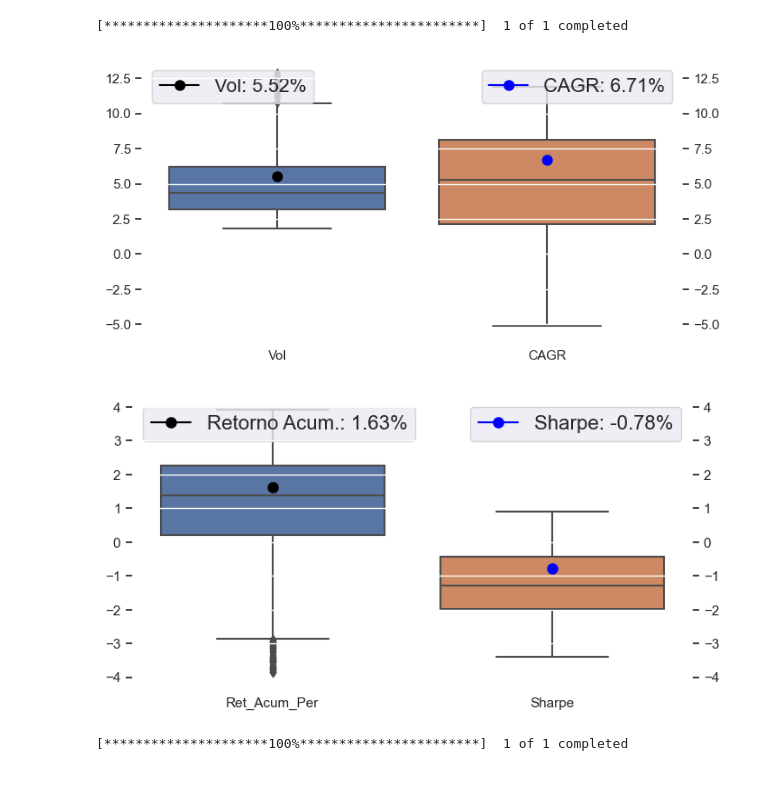
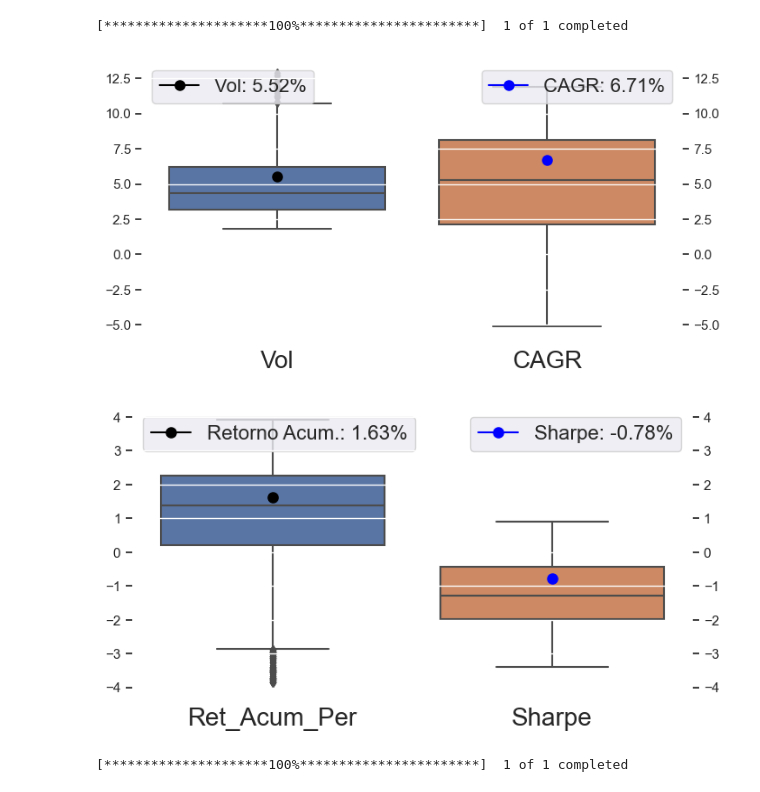
Before and after one commit to gmenezess/Publico, a Jupyter notebook: onepage.ipynb, the cells around one changed output. Cells and saved outputs as stored; diff of their text form; code cells hidden in the pictures.

```diff
--- a/onepage.ipynb
+++ b/onepage.ipynb
@@ -274,6 +274,7 @@ ax.set_title(None)
 
 ax.plot(0, plot.loc[0,'Vol'], marker='o', markersize=8, color='black', label=f"Vol: {plot.loc[0,'Vol']:.2f}%")
 ax.legend()
+ax.tick_params(axis='x', which='major', labelsize=20)
 
 # cria novo eixo y secundário
 ax2 = ax.twinx()
@@ -286,6 +287,7 @@ ax2.set_ylim(ax.get_ylim())
 ax2.set_ylabel(None)
 ax.legend(loc='upper left', fontsize = 16)
 ax2.legend(loc='upper right', fontsize = 16)
+ax2.tick_params(axis='x', which='major', labelsize=20)
 
 # removendo os eixos
 ax.spines['top'].set_visible(False)
@@ -302,7 +304,7 @@ fig.savefig(caminho_pasta+nome_arquivo)
 # exibindo o gráfico
 plt.show()
 # %% [output]
-[figure, old version]
+[figure, new version]
 # %%
 idx = ['Ret_Acum_Per', 'Sharpe']
 df = df_clean_final[idx]
@@ -320,39 +322,40 @@ ax = fig.add_subplot(1, 1, 1)
 ax = sns.boxplot(data=df)
 ax.set_ylabel(None)
 ax.set_title(None)
-
+ax.tick_params(axis='x', which='major', labelsize=20)
 
 ax.plot(0, plot.loc[0,'Ret_Acum_Per'], marker='o', markersize=8, color='black', label=f"Retorno Acum.: {plot.loc[0,'Ret_Acum_Per']:.2f}%")
 ax.legend()
 
 # cria novo eixo y secundário
 ax2 = ax.twinx()
 
 # plota os dados de CAGR no novo eixo
 ax2.plot(1, plot.loc[0,'Sharpe'], marker='o', markersize=8, color='blue', label=f"Sharpe: {plot.loc[0,'Sharpe']:.2f}%")
-
+ax2.tick_params(axis='x', which='major', labelsize=20)
 # configura a escala do eixo y secundário
 ax2.set_ylim(ax.get_ylim())
 ax2.set_ylabel(None)
 ax.legend(loc='upper left', fontsize = 16)
 ax2.legend(loc='upper right', fontsize = 16)
+
 
 # removendo os eixos
 ax.spines['top'].set_visible(False)
 ax.spines['right'].set_visible(False)
 ax.spines['bottom'].set_visible(False)
 ax.spines['left'].set_visible(False)
 ax.set_facecolor('None')
 
 caminho_pasta = 'imagens'
 nome_arquivo = '/boxplot_ret_sharpe.png'
 fig.savefig(caminho_pasta+nome_arquivo)
 
 
 # exibindo o gráfico
 plt.show()
 # %% [output]
-[figure, old version]
+[figure, new version]
 # %%
 import os
 
```
Also changed, not shown: parts of 3 cells of this notebook, 8 other files.
